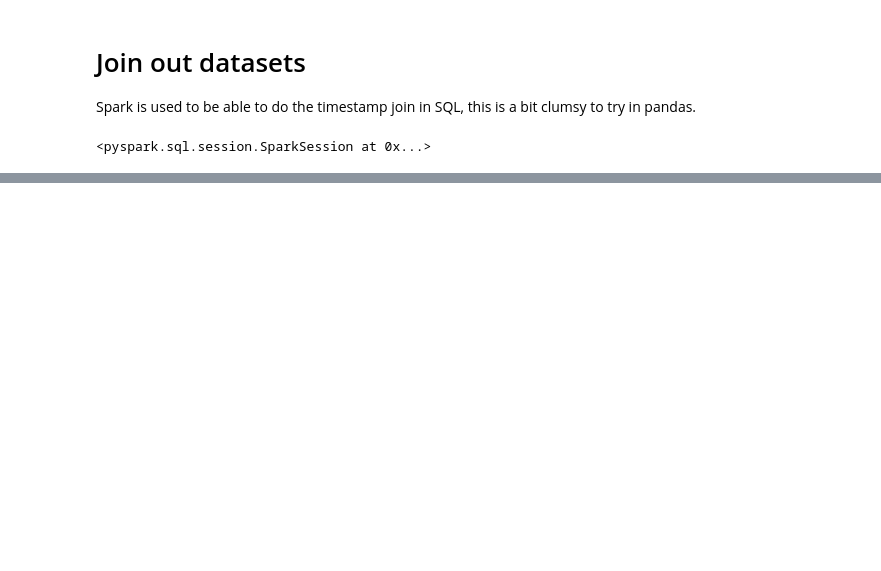
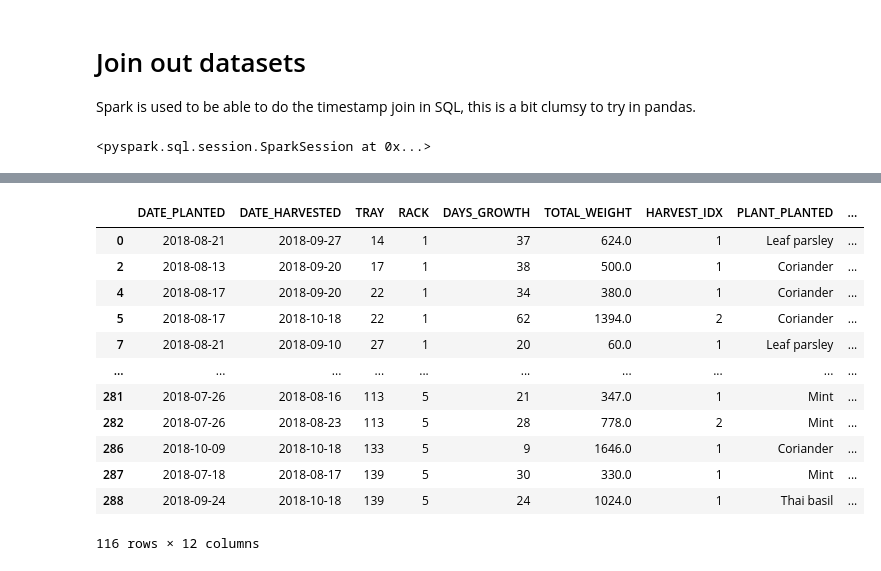
Before and after one commit to DataForGood-Norway/BySpire, a Jupyter notebook: 01-data-loads/002 - Join ERP data to sensor data.ipynb, the cells around one changed output, grey strips where cells are left out. Saved outputs shown, nothing was run; the diff lists cells and outputs as text; code cells hidden in the pictures; blank space fills up the shorter version.

```diff
--- a/01-data-loads/002 - Join ERP data to sensor data.ipynb
+++ b/01-data-loads/002 - Join ERP data to sensor data.ipynb
@@ -424,0 +367,24 @@ Text(0.5, 1.0, 'DAYS_GROWTH (shortest lifetimes)')
+# %%
+# Create a very strict dataset for viz
+# - same plant is harvested as planted
+# - less than 90 days betwen
+df_sample = ddf_corrected_lifetimes.toPandas()
+
+df_sc = df_sample[(df_sample.PLANT_PLANTED == df_sample.PLANT_HARVESTED) &\
+                  (df_sample.DAYS_GROWTH < 90) &\
+                  (df_sample.DATE_PLANTED > '2018-07-01')]
+df_sc
+# %% [output]
+|  | DATE_PLANTED | DATE_HARVESTED | TRAY | RACK | DAYS_GROWTH | TOTAL_WEIGHT | HARVEST_IDX | PLANT_PLANTED | ... |
+| 0 | 2018-08-21 | 2018-09-27 | 14 | 1 | 37 | 624.0 | 1 | Leaf parsley | ... |
+| 2 | 2018-08-13 | 2018-09-20 | 17 | 1 | 38 | 500.0 | 1 | Coriander | ... |
+| 4 | 2018-08-17 | 2018-09-20 | 22 | 1 | 34 | 380.0 | 1 | Coriander | ... |
+| 5 | 2018-08-17 | 2018-10-18 | 22 | 1 | 62 | 1394.0 | 2 | Coriander | ... |
+| 7 | 2018-08-21 | 2018-09-10 | 27 | 1 | 20 | 60.0 | 1 | Leaf parsley | ... |
+| ... | ... | ... | ... | ... | ... | ... | ... | ... | ... |
+| 281 | 2018-07-26 | 2018-08-16 | 113 | 5 | 21 | 347.0 | 1 | Mint | ... |
+| 282 | 2018-07-26 | 2018-08-23 | 113 | 5 | 28 | 778.0 | 2 | Mint | ... |
+| 286 | 2018-10-09 | 2018-10-18 | 133 | 5 | 9 | 1646.0 | 1 | Coriander | ... |
+| 287 | 2018-07-18 | 2018-08-17 | 139 | 5 | 30 | 330.0 | 1 | Mint | ... |
+| 288 | 2018-09-24 | 2018-10-18 | 139 | 5 | 24 | 1024.0 | 1 | Thai basil | ... |
+116 rows × 12 columns
```
Also changed, not shown: parts of 45 cells of this notebook, 4 other files.
